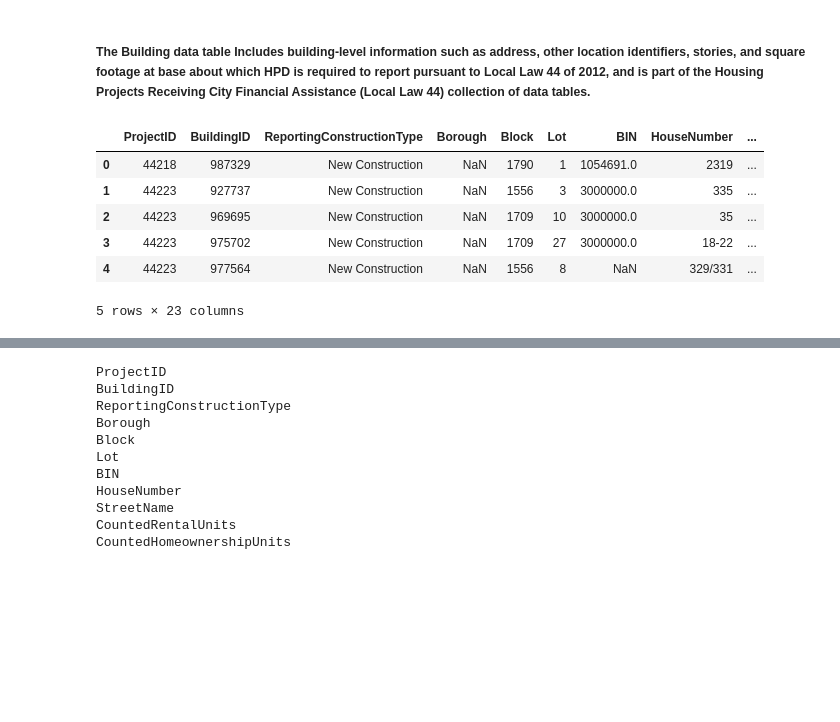
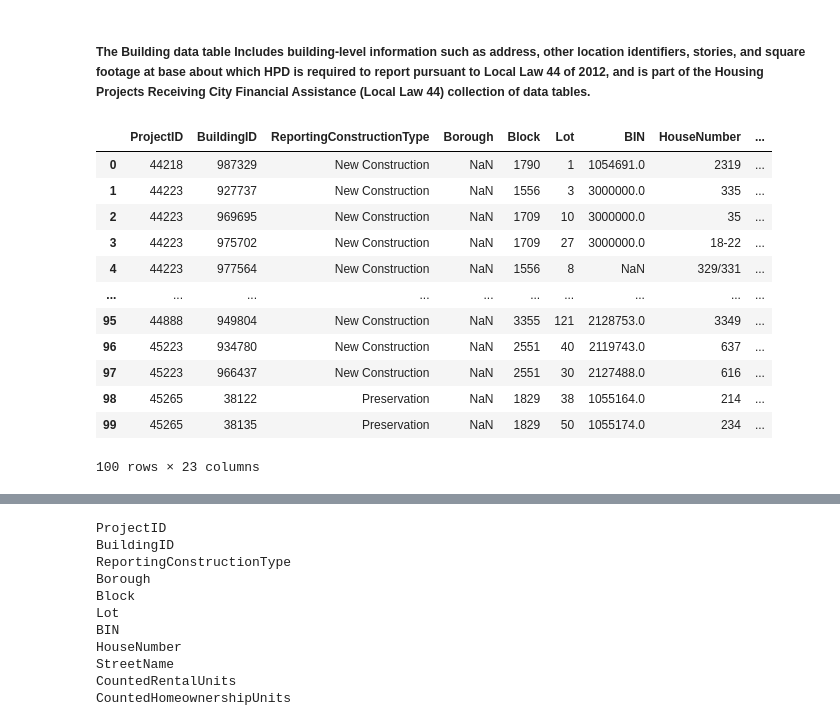
Before and after one commit to tkalainoff/gowanus-rezoning, a Jupyter notebook: data/LL44-analysis.ipynb, the cells around one changed output, grey strips where cells are left out. Saved outputs shown, nothing was run; the diff lists cells and outputs as text; code cells hidden in the pictures; blank space fills up the shorter version.

```diff
--- a/data/LL44-analysis.ipynb
+++ b/data/LL44-analysis.ipynb
@@ -95,15 +102,21 @@ dtype: object
 df_buildings = pd.read_csv('csv/Local_Law_44_-_Building_20240123.csv')
 # %%
 # View data
-df_buildings.head()
+df_buildings.head(100)
 # %% [output]
 |  | ProjectID | BuildingID | ReportingConstructionType | Borough | Block | Lot | BIN | HouseNumber | ... |
 | 0 | 44218 | 987329 | New Construction | NaN | 1790 | 1 | 1054691.0 | 2319 | ... |
 | 1 | 44223 | 927737 | New Construction | NaN | 1556 | 3 | 3000000.0 | 335 | ... |
 | 2 | 44223 | 969695 | New Construction | NaN | 1709 | 10 | 3000000.0 | 35 | ... |
 | 3 | 44223 | 975702 | New Construction | NaN | 1709 | 27 | 3000000.0 | 18-22 | ... |
 | 4 | 44223 | 977564 | New Construction | NaN | 1556 | 8 | NaN | 329/331 | ... |
+| ... | ... | ... | ... | ... | ... | ... | ... | ... | ... |
+| 95 | 44888 | 949804 | New Construction | NaN | 3355 | 121 | 2128753.0 | 3349 | ... |
+| 96 | 45223 | 934780 | New Construction | NaN | 2551 | 40 | 2119743.0 | 637 | ... |
+| 97 | 45223 | 966437 | New Construction | NaN | 2551 | 30 | 2127488.0 | 616 | ... |
+| 98 | 45265 | 38122 | Preservation | NaN | 1829 | 38 | 1055164.0 | 214 | ... |
+| 99 | 45265 | 38135 | Preservation | NaN | 1829 | 50 | 1055174.0 | 234 | ... |
-5 rows × 23 columns
+100 rows × 23 columns
 # %%
 df_buildings.describe()
 # %% [output]
```
Also changed, not shown: parts of 12 cells of this notebook, 4 other files.
